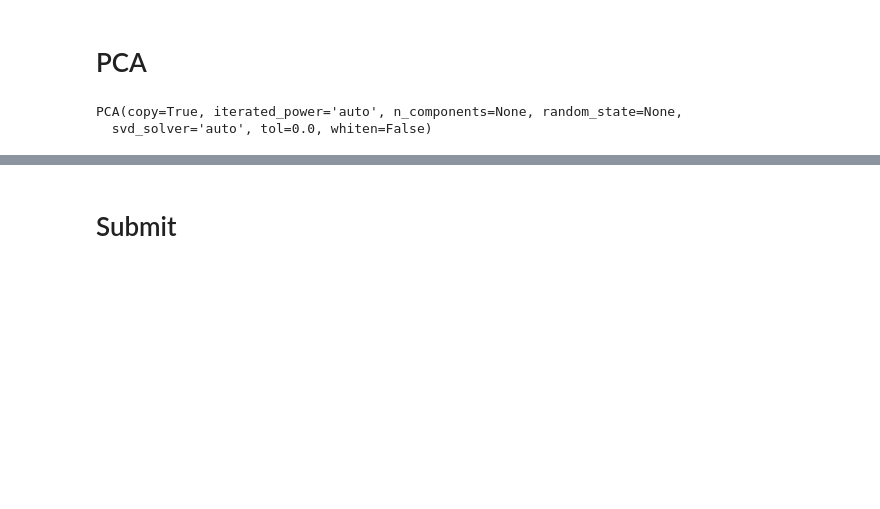
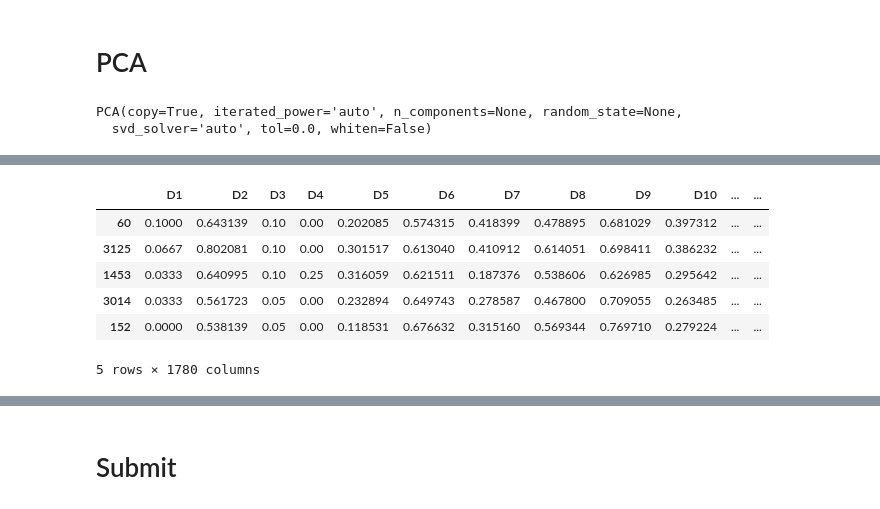
Before and after one commit to JihongL/Biological-Response, a Jupyter notebook: Bio-Response.ipynb, the cells around one changed output, grey strips where cells are left out. Cells and saved outputs as stored; diff of their text form; code cells hidden in the pictures; blank space fills up the shorter version.

```diff
--- a/Bio-Response.ipynb
+++ b/Bio-Response.ipynb
@@ -262,3 +117,0 @@ param = [{'kernel': ['rbf'], 'gamma': [1e-3, 1e-4],
-# %%
-model = GridSearchCV(SVC(), param)
-model.fit(train_X, train_y.values.ravel())
@@ -312,0 +121,3 @@ test: 0.7238805970149254
+# %%
+pca = PCA(n_components=200)
+pca.fit(train_X)
@@ -312,0 +265,6 @@ test: 0.7238805970149254
+# %%
+forest = RandomForestClassifier(criterion='entropy', n_estimators=1000, n_jobs=-1)
+lgbm = LGBMClassifier(learning_rate=0.01, n_estimators=1000)
+xgbc = XGBClassifier(learning_rate=0.1, n_estimators=500)
+grbc = GradientBoostingClassifier(learning_rate=0.1, n_estimators=500)
+models = [forest, lgbm, xgbc, grbc]
@@ -312,0 +284,23 @@ test: 0.7238805970149254
+# %%
+add = pd.DataFrame({0:[]})
+
+train_forest = forest.predict_proba(train_X)[:, 1]
+train_lgbm = lgbm.predict_proba(train_X)[:, 1]
+train_xgbc = xgbc.predict_proba(train_X)[:, 1]
+train_grbc = grbc.predict_proba(train_X)[:, 1]
+
+add[0] = pd.Series(train_forest, index=)
+add[1] = pd.Series(train_lgbm)
+add[2] = pd.Series(train_xgbc)
+add[3] = pd.Series(train_grbc)
+
+tf_X = pd.concat([train_X, add], axis=0)
+tf_X.head()
+# %% [output]
+|  | D1 | D2 | D3 | D4 | D5 | D6 | D7 | D8 | D9 | D10 | ... | ... |
+| 60 | 0.1000 | 0.643139 | 0.10 | 0.00 | 0.202085 | 0.574315 | 0.418399 | 0.478895 | 0.681029 | 0.397312 | ... | ... |
+| 3125 | 0.0667 | 0.802081 | 0.10 | 0.00 | 0.301517 | 0.613040 | 0.410912 | 0.614051 | 0.698411 | 0.386232 | ... | ... |
+| 1453 | 0.0333 | 0.640995 | 0.10 | 0.25 | 0.316059 | 0.621511 | 0.187376 | 0.538606 | 0.626985 | 0.295642 | ... | ... |
+| 3014 | 0.0333 | 0.561723 | 0.05 | 0.00 | 0.232894 | 0.649743 | 0.278587 | 0.467800 | 0.709055 | 0.263485 | ... | ... |
+| 152 | 0.0000 | 0.538139 | 0.05 | 0.00 | 0.118531 | 0.676632 | 0.315160 | 0.569344 | 0.769710 | 0.279224 | ... | ... |
+5 rows × 1780 columns
```
Also changed, not shown: parts of 77 cells of this notebook.
